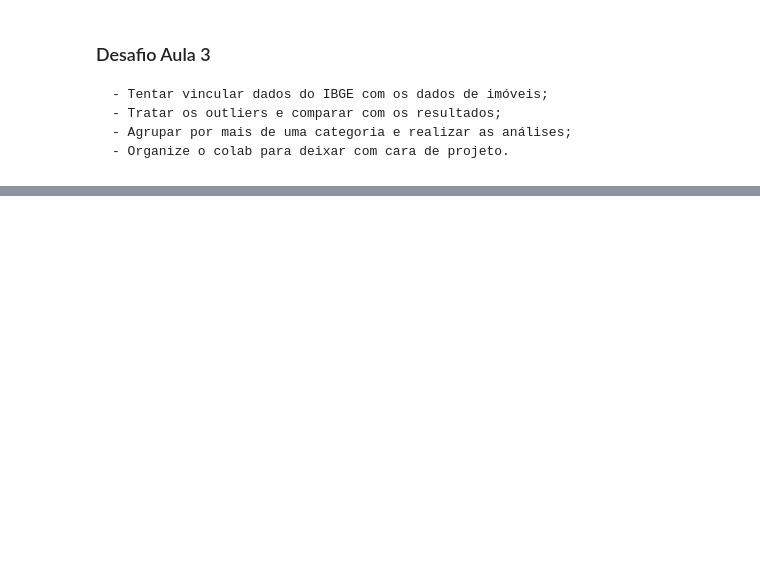
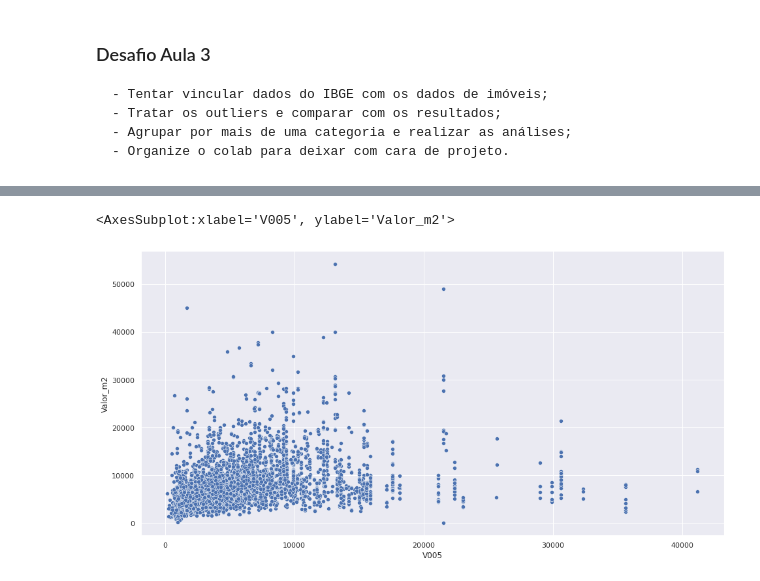
Before and after one commit to luizfernandopavanello/imersao_dados_4_Alura, a Jupyter notebook: Aula_03/aula_03.ipynb, the cells around one changed output, grey strips where cells are left out. Saved outputs shown, nothing was run; the diff lists cells and outputs as text; code cells hidden in the pictures; blank space fills up the shorter version.

```diff
--- a/Aula_03/aula_03.ipynb
+++ b/Aula_03/aula_03.ipynb
@@ -780,0 +975,3 @@ pd.read_csv(ibge_url)
+# %%
+dados_geo = pd.read_csv("dados_geo.csv")
+dados_geo.head()
@@ -780,0 +985,4 @@ pd.read_csv(ibge_url)
+# %%
+# Juntamos as duas bases de dados com a base de dados do IBGE SP.
+dados_vendas_censo = pd.merge(left = dados_geo, right = ibge_sp, how = "left", left_on = "setor_censo", right_on = "Cod_setor")
+dados_vendas_censo
@@ -780,0 +1024,6 @@ pd.read_csv(ibge_url)
+# %%
+plt.figure(figsize=(16, 8))
+sns.scatterplot(data = dados_vendas_censo, x="V005", y="Valor_m2")
+# %% [output]
+<AxesSubplot:xlabel='V005', ylabel='Valor_m2'>
+[figure, added]
```
Also changed, not shown: parts of 22 cells of this notebook.
